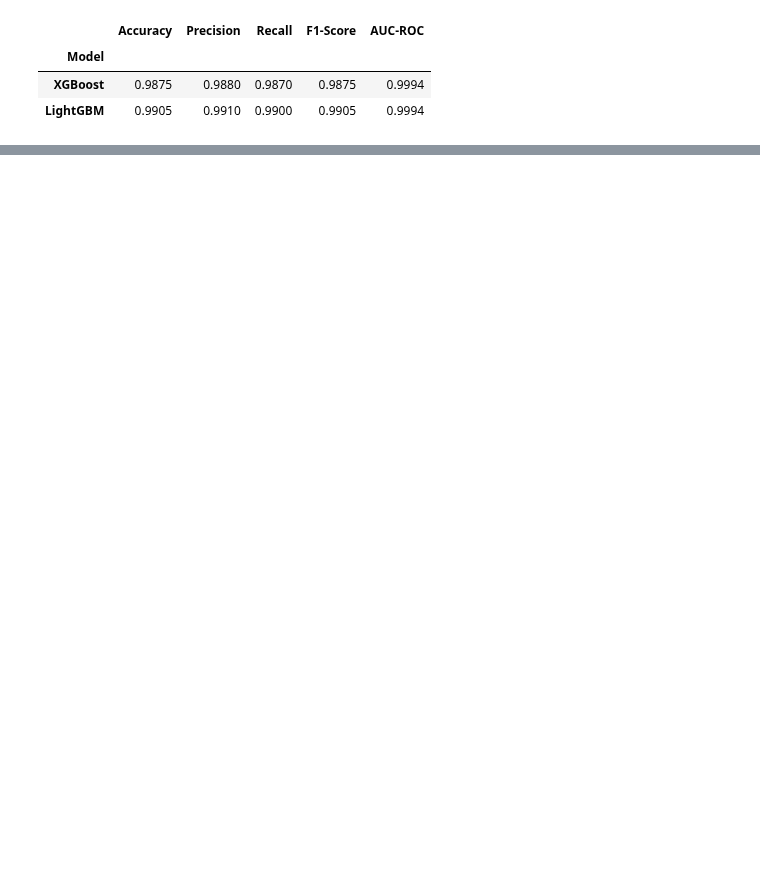
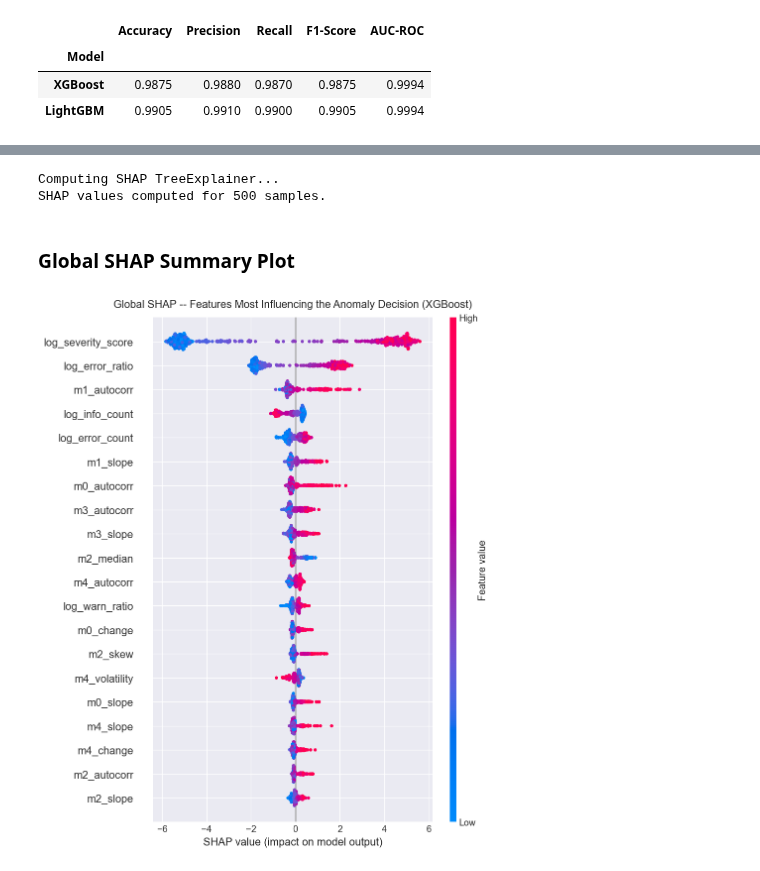
Before and after one commit to NANITH777/multimodal-rca-engine, a Jupyter notebook: dataset_analysis/05_deep_learning_log_anomaly.ipynb, the cells around one changed output, grey strips where cells are left out. Saved outputs shown, nothing was run; the diff lists cells and outputs as text; code cells hidden in the pictures; blank space fills up the shorter version.

```diff
--- a/dataset_analysis/05_deep_learning_log_anomaly.ipynb
+++ b/dataset_analysis/05_deep_learning_log_anomaly.ipynb
@@ -1048,0 +712,21 @@ Sistem Anomalisi       0.99      0.99      0.99      1000
+# %%
+print("Computing SHAP TreeExplainer...")
+explainer   = shap.TreeExplainer(xgb_model)
+shap_n      = min(500, X_test.shape[0])
+shap_values = explainer(X_test[:shap_n])
+print(f"SHAP values computed for {shap_n} samples.")
+# %% [output]
+Computing SHAP TreeExplainer...
+SHAP values computed for 500 samples.
+# %% [markdown]
+### Global SHAP Summary Plot
+# %%
+plt.figure(figsize=(12, 8))
+shap.summary_plot(shap_values, X_test[:shap_n],
+                  feature_names=feature_names, show=False)
+plt.title('Global SHAP -- Features Most Influencing the Anomaly Decision (XGBoost)',
+          fontsize=13, pad=12)
+plt.tight_layout()
+plt.show()
+# %% [output]
+[figure, added]
```
Also changed, not shown: parts of 79 cells of this notebook, 43 other files.
